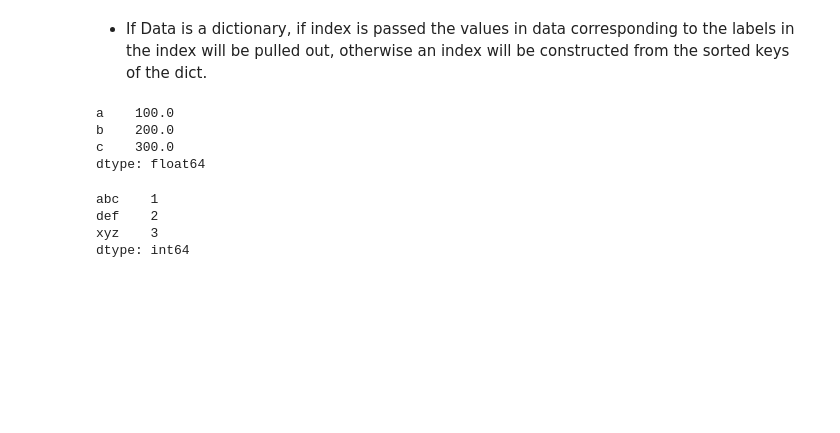
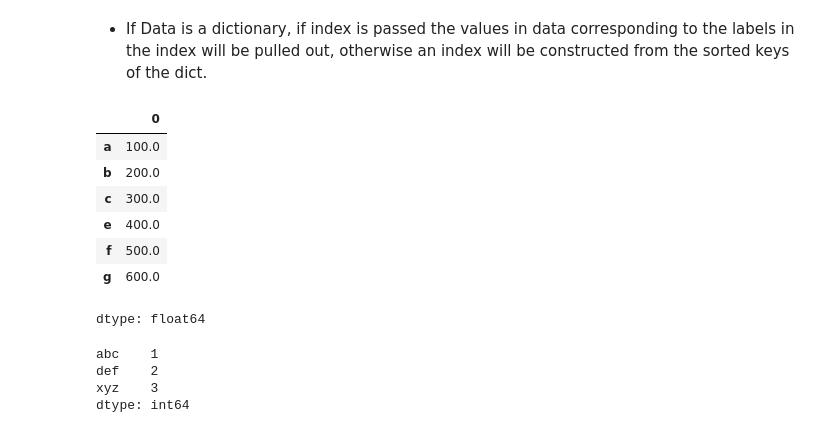
Before and after one commit to Stephy-Wong/Week1---Intro-to-Python, a Jupyter notebook: Introduction_to_Python.ipynb, the cells around one changed output. Saved outputs shown, nothing was run; the diff lists cells and outputs as text; code cells hidden in the pictures; blank space fills up the shorter version.

```diff
--- a/Introduction_to_Python.ipynb
+++ b/Introduction_to_Python.ipynb
@@ -1019,14 +1057,21 @@ Index([u'a', u'b', u'c', u'd', u'e'], dtype='object')
 ## 10.2 Series creation from dict
 # %% [markdown]
 - If Data is a dictionary, if index is passed the values in data corresponding to the labels in the index will be pulled out, otherwise an index will be constructed from the sorted keys of the dict.
-# %%
-d = {'a': 100., 'b': 200., 'c': 300.}
-pd.Series(d)
-# %% [output]
-a    100.0
-b    200.0
-c    300.0
-dtype: float64
+# %%
+d = {'a': 100., 'b': 200., 'c': 300.}
+pd.Series(d)
+
+d2 = {'a': 100., 'b': 200., 'c': 300., 'e': 400., 'f': 500., 'g': 600.} #create a new dictionary d2
+pd.Series(d2) #print out the dictionary as the form of a series
+# %% [output]
+|  | 0 |
+| a | 100.0 |
+| b | 200.0 |
+| c | 300.0 |
+| e | 400.0 |
+| f | 500.0 |
+| g | 600.0 |
+dtype: float64
 # %%
 data = {'abc': 1, 'def': 2, 'xyz': 3}
 pd.Series(data)
```
Also changed, not shown: parts of 28 cells of this notebook.
